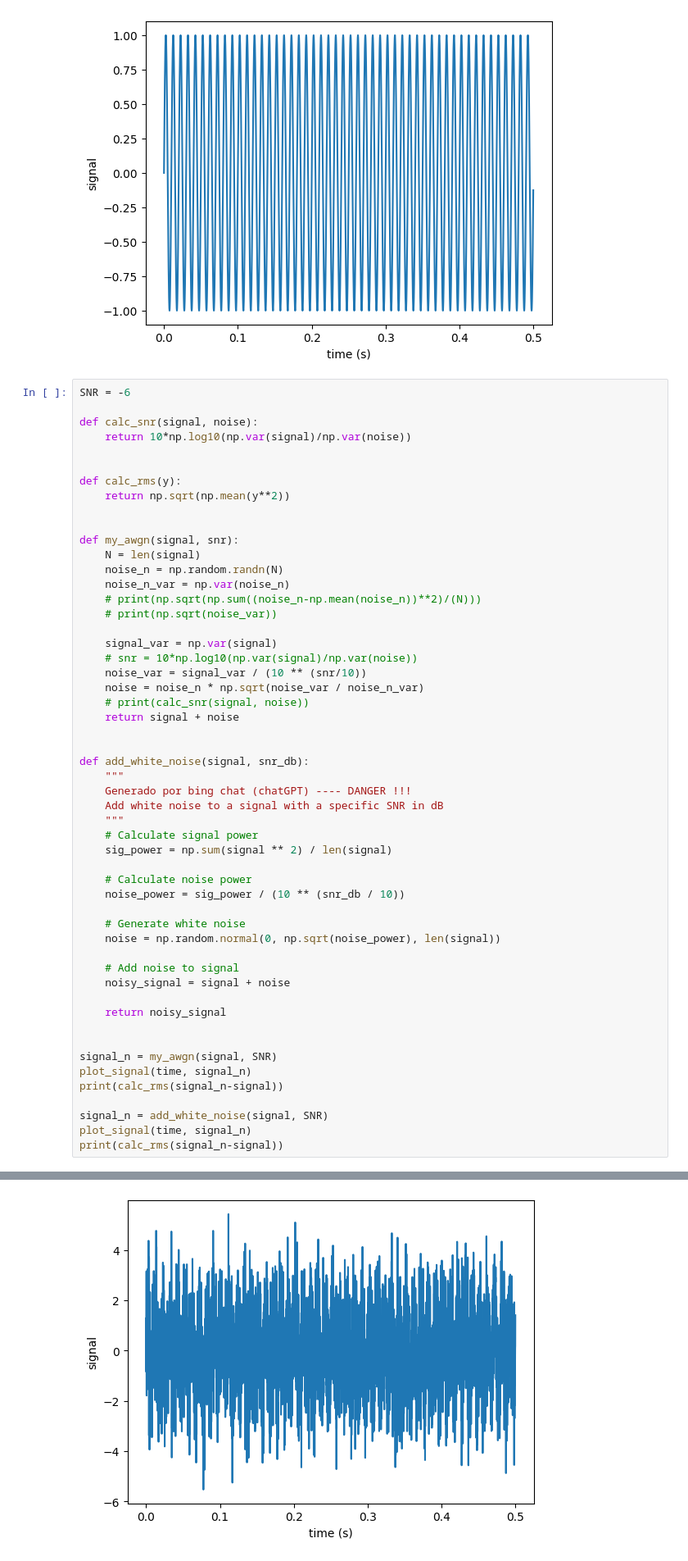
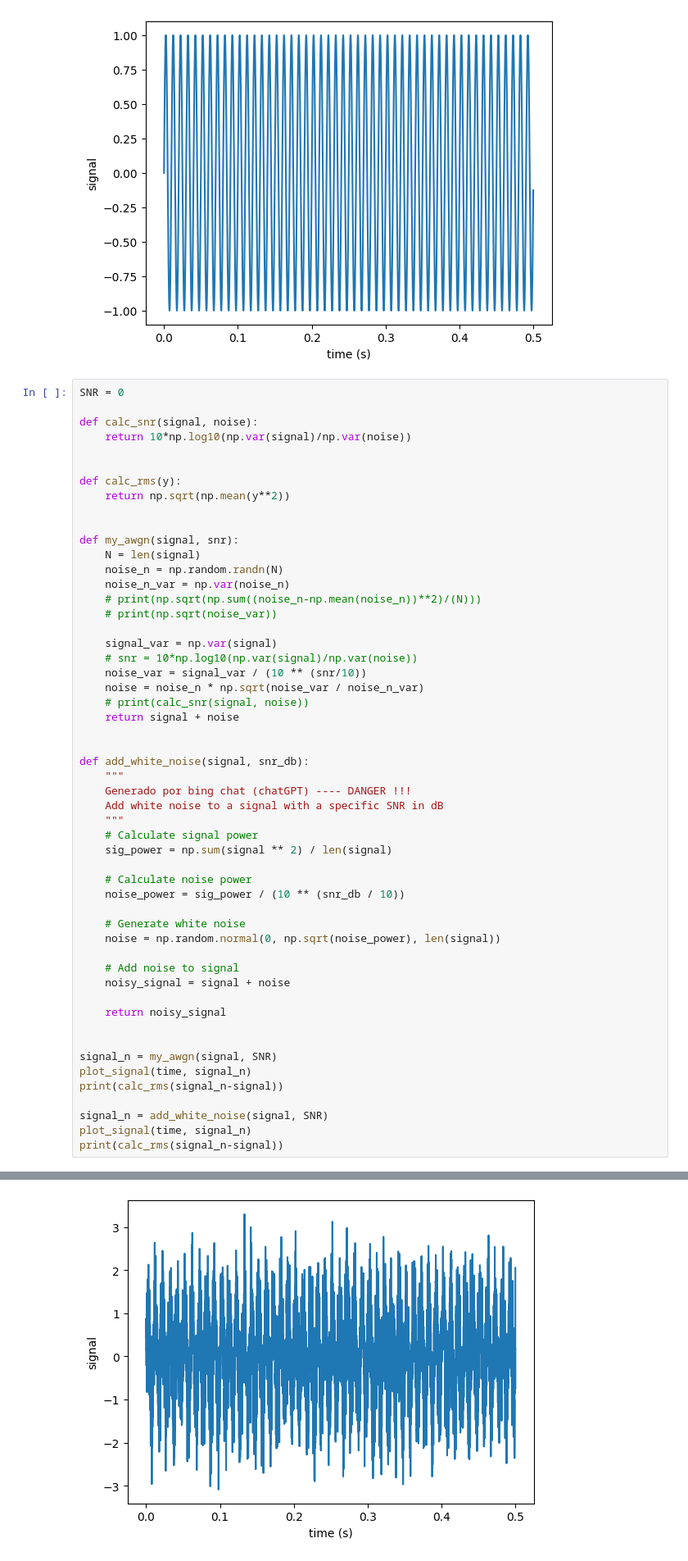
Before and after one commit to carloshernangarrido/control, a Jupyter notebook: 04_typical-stages-in-DSP/Resolution_example/Ej2.ipynb, the cells around one changed output, grey strips where cells are left out. Shown at 82% size. Drawn from its saved outputs; the diff is of its cells as text.

```diff
--- a/04_typical-stages-in-DSP/Resolution_example/Ej2.ipynb
+++ b/04_typical-stages-in-DSP/Resolution_example/Ej2.ipynb
@@ -23,7 +23,7 @@ plot_signal(time, signal)
 # %% [output]
 [figure]
 # %%
-SNR = -6
+SNR = 0
 
 def calc_snr(signal, noise):
     return 10*np.log10(np.var(signal)/np.var(noise))
@@ -81 +81 @@ print(calc_rms(signal_n-signal))
-[figure, old version]
+[figure, new version]
```
Also changed, not shown: parts of 3 cells of this notebook.
